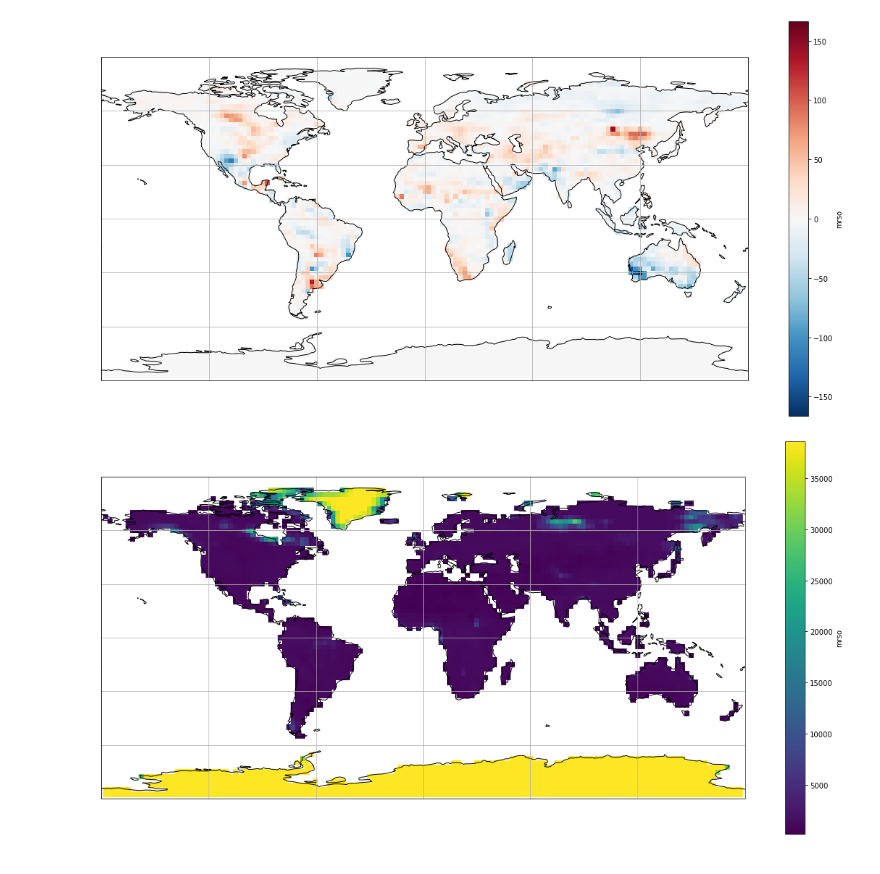
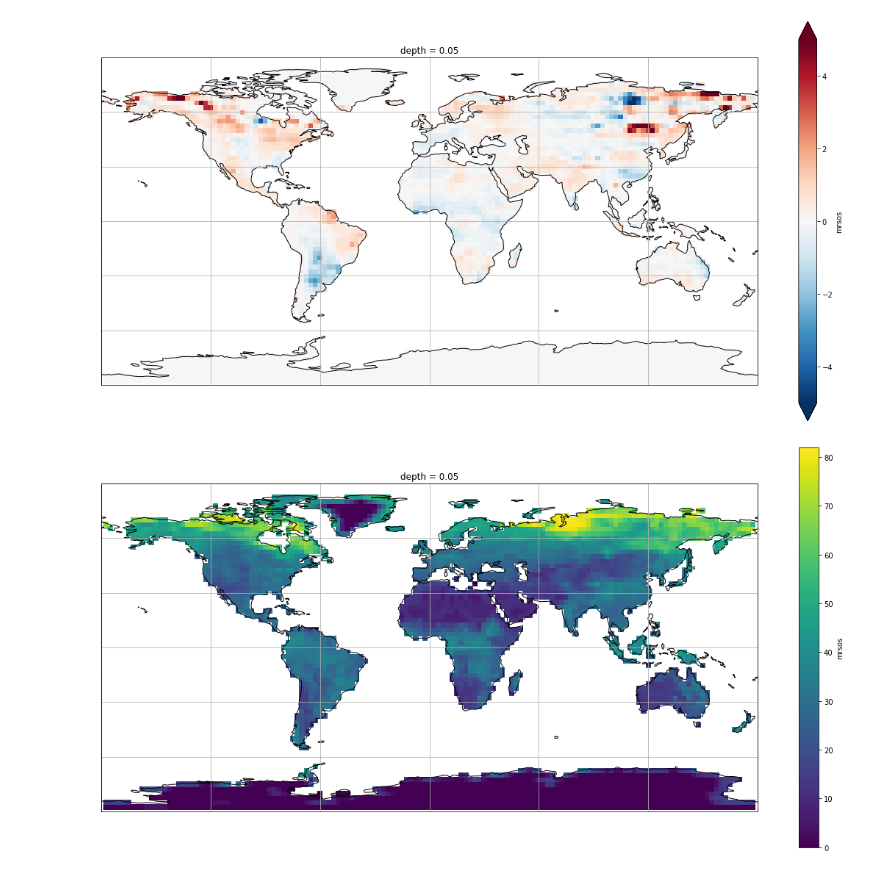
Before and after one commit to blychs/climatologia_fisica, a Jupyter notebook: practica_especial.ipynb, the cells around one changed output. Saved outputs shown, nothing was run; the diff lists cells and outputs as text; code cells hidden in the pictures.

```diff
--- a/practica_especial.ipynb
+++ b/practica_especial.ipynb
@@ -307,14 +244,14 @@ q_c6_585_far   = xr.open_dataset('NorESM2-LM/huss_Amon_NorESM2-LM_ssp585_r1_2070
                                 )['huss']
 # """"""""""""""""""""""""""""""""""""""
 
-sm_c5_hist = xr.open_mfdataset('NorESM2-LM/mrso_Lmon_NorESM2-LM_historical_r*_2.5.nc',
+sm_thin_c6_hist = xr.open_mfdataset('NorESM2-LM/mrsos_Lmon_NorESM2-LM_historical_r*_2.5.nc',
                                combine='nested',
-                               concat_dim='r')['mrso']
-sm_c5_ens = sm_c5_hist.mean(dim='r', keep_attrs=True)
-sm_c5_26_close = xr.open_dataset('NorESM2-LM/mrso_Lmon_NorESM2-LM_ssp126_r1_2020-2049_2.5.nc')['mrso']
-sm_c5_26_far   = xr.open_dataset('NorESM2-LM/mrso_Lmon_NorESM2-LM_ssp126_r1_2070-2099_2.5.nc')['mrso']
-sm_c5_85_close = xr.open_dataset('NorESM2-LM/mrso_Lmon_NorESM2-LM_ssp585_r1_2020-2049_2.5.nc')['mrso']
-sm_c5_85_far   = xr.open_dataset('NorESM2-LM/mrso_Lmon_NorESM2-LM_ssp585_r1_2070-2099_2.5.nc')['mrso']
+                               concat_dim='r')['mrsos']
+sm_thin_c6_ens = sm_thin_c6_hist.mean(dim='r', keep_attrs=True)
+sm_thin_c6_126_close = xr.open_dataset('NorESM2-LM/mrsos_Lmon_NorESM2-LM_ssp126_r1_2020-2049_2.5.nc')['mrsos']
+sm_thin_c6_126_far   = xr.open_dataset('NorESM2-LM/mrsos_Lmon_NorESM2-LM_ssp126_r1_2070-2099_2.5.nc')['mrsos']
+sm_thin_c6_585_close = xr.open_dataset('NorESM2-LM/mrsos_Lmon_NorESM2-LM_ssp585_r1_2020-2049_2.5.nc')['mrsos']
+sm_thin_c6_585_far   = xr.open_dataset('NorESM2-LM/mrsos_Lmon_NorESM2-LM_ssp585_r1_2070-2099_2.5.nc')['mrsos']
 # %%
 ###### Define máscara cuenca del Amazonas
 
@@ -356,36 +280,37 @@ AmazonMask
 # %%
-mask_land = regionmask.defined_regions.natural_earth.land_110.mask(sm_c6_ens)
+mask_land = regionmask.defined_regions.natural_earth.land_110.mask(sm_thin_c6_ens)
 
 plt.figure(figsize=(20,10))
 ax = plt.axes(projection=ccrs.PlateCarree())
-(sm_c6_126_close - sm_c6_585_close).mean(dim='time').where(mask_land == 0).plot()
+(sm_thin_c6_126_close - sm_thin_c6_585_close).mean(dim='time').where(mask_land == 0).plot(vmax=5)
 ax.coastlines()
 ax.gridlines()
 plt.show()
 plt.figure(figsize=(20,10))
 ax = plt.axes(projection=ccrs.PlateCarree())
-sm_c6_585_close.mean(dim='time').where(mask_land == 0).plot()
+sm_thin_c6_585_close.mean(dim='time').where(mask_land == 0).plot()
 ax.coastlines()
 ax.gridlines()
 
 plt.figure(figsize=(20,10))
 ax = plt.axes(projection=ccrs.PlateCarree())
-sm_c6_126_far.mean(dim='time').where(mask_land == 0).plot()
+sm_thin_c6_ens.mean(dim='time').where(mask_land == 0).plot(vmax = 100)
 ax.coastlines()
 ax.gridlines()
+plt.title('Histórico SM')
 plt.show()
 plt.figure(figsize=(20,10))
 ax = plt.axes(projection=ccrs.PlateCarree())
-sm_c6_585_far.mean(dim='time').where(mask_land == 0).plot()
+sm_thin_c6_585_far.mean(dim='time').where(mask_land == 0).plot()
 ax.coastlines()
 ax.gridlines()
 
 plt.figure(figsize=(20,10))
 ax = plt.axes(projection=ccrs.PlateCarree())
-(sm_c6_585_far.mean(dim='time') - sm_c6_126_far.mean(dim='time')).where(mask_land == 0).plot(vmax=300)
+(sm_thin_c6_585_far.mean(dim='time') - sm_thin_c6_126_far.mean(dim='time')).where(mask_land == 0).plot(vmax=5)
 ax.coastlines()
 ax.gridlines()
 plt.show()
 # %% [output]
-[figure, old version]
+[figure, new version]
-[figure, old version]
+[figure, new version]
```
Also changed, not shown: parts of 18 cells of this notebook, 1 other file.
